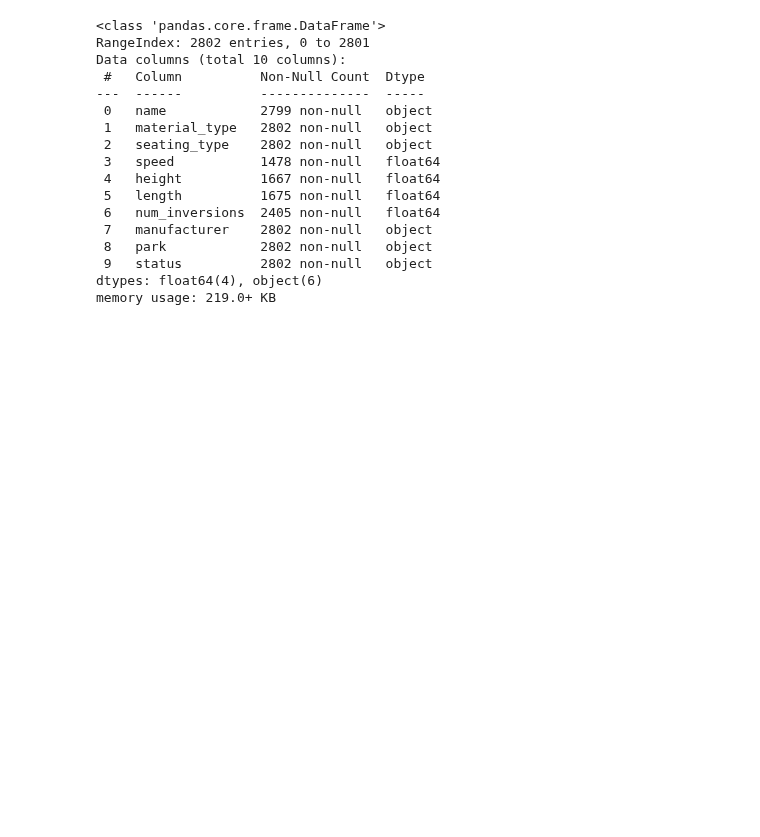
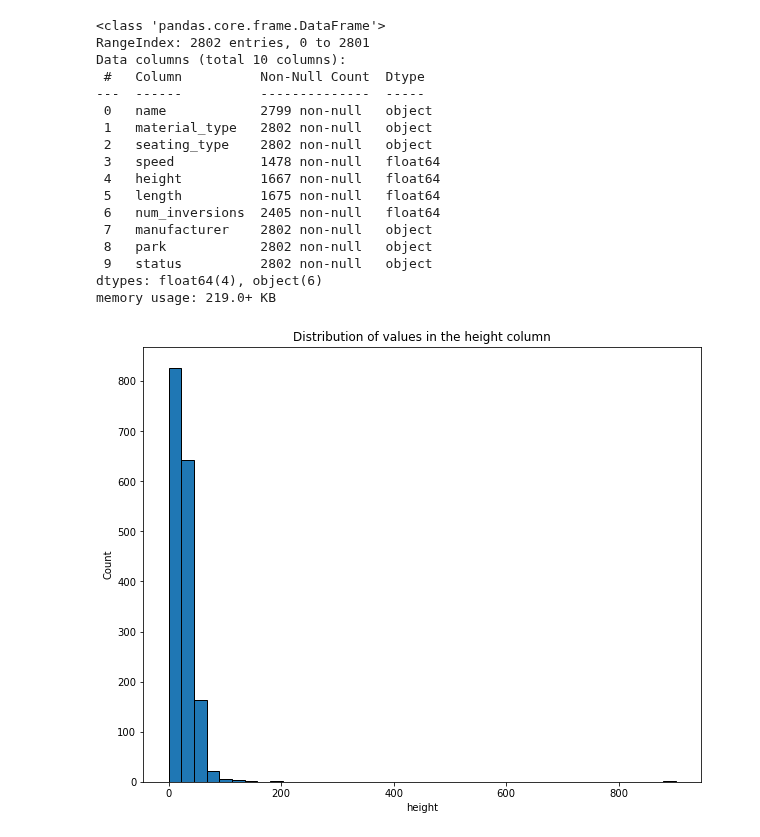
Before and after one commit to joeelorm/Data_Science, a Jupyter notebook: Data Visualization/Data Visualisation_3.ipynb, the cells around one changed output. Drawn from its saved outputs; the diff is of its cells as text; code cells hidden in the pictures; blank space fills up the shorter version.

```diff
--- a/Data Visualization/Data Visualisation_3.ipynb
+++ b/Data Visualization/Data Visualisation_3.ipynb
@@ -192,3 +192,25 @@ Data columns (total 10 columns):
  9   status          2802 non-null   object
 dtypes: float64(4), object(6)
 memory usage: 219.0+ KB
+# %%
+#Create a function to plot histogram of column values
+
+def hist_creator(df, col_name):
+    if df[col_name].dtype == 'int' or df[col_name].dtype == 'float':
+
+        col = df[col_name].dropna()
+        bins = int(np.sqrt(len(col)))
+
+        plt.figure(figsize = (10, 8))
+        ax = plt.subplot()
+        plt.hist(df[col_name], bins = bins, edgecolor = 'black')
+        plt.xlabel(col_name)
+        plt.ylabel('Count')
+        plt.title('Distribution of values in the {} column'.format(col_name))
+        plt.show()
+    else:
+        return 'Input column is not an integer.'
+# %%
+hist_creator(roller_coasters, 'height')
+# %% [output]
+[figure, added]
```
Also changed, not shown: parts of 1 cell of this notebook.
